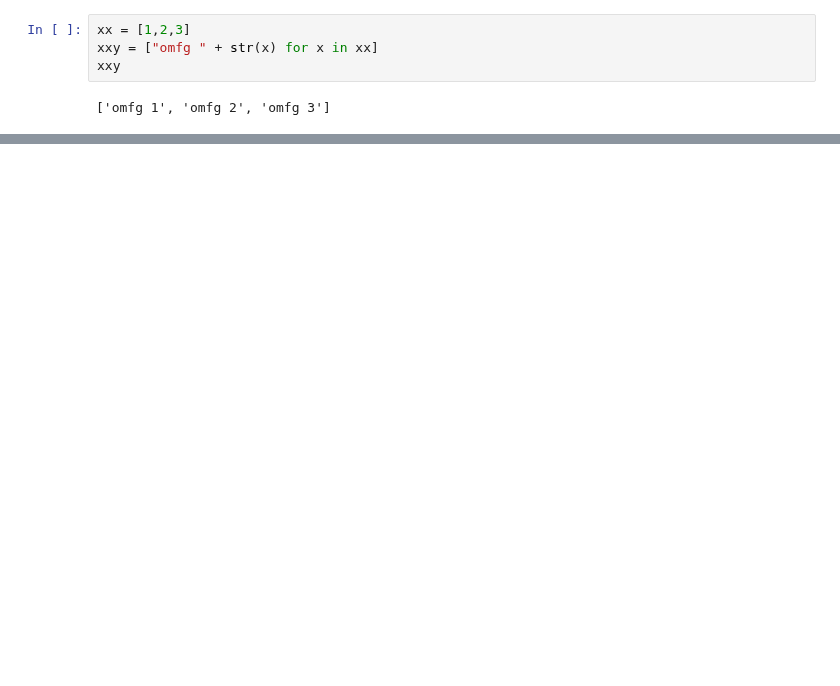
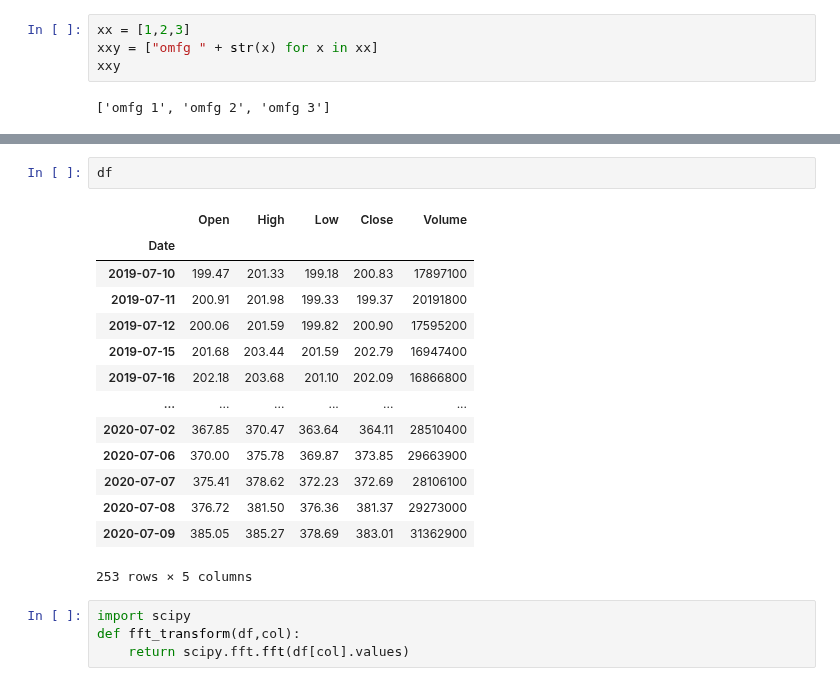
Before and after one commit to allen-chiang/Time-Series-Transformer, a Jupyter notebook: stock_query/Test.ipynb, the cells around one changed output, grey strips where cells are left out. Cells and saved outputs as stored; diff of their text form; blank space fills up the shorter version.

Commit message:
transformer update

```diff
--- a/stock_query/Test.ipynb
+++ b/stock_query/Test.ipynb
@@ -153,0 +207,21 @@ xxy
+# %%
+df
+# %% [output]
+|  | Open | High | Low | Close | Volume |
+| Date |  |  |  |  |  |
+| 2019-07-10 | 199.47 | 201.33 | 199.18 | 200.83 | 17897100 |
+| 2019-07-11 | 200.91 | 201.98 | 199.33 | 199.37 | 20191800 |
+| 2019-07-12 | 200.06 | 201.59 | 199.82 | 200.90 | 17595200 |
+| 2019-07-15 | 201.68 | 203.44 | 201.59 | 202.79 | 16947400 |
+| 2019-07-16 | 202.18 | 203.68 | 201.10 | 202.09 | 16866800 |
+| ... | ... | ... | ... | ... | ... |
+| 2020-07-02 | 367.85 | 370.47 | 363.64 | 364.11 | 28510400 |
+| 2020-07-06 | 370.00 | 375.78 | 369.87 | 373.85 | 29663900 |
+| 2020-07-07 | 375.41 | 378.62 | 372.23 | 372.69 | 28106100 |
+| 2020-07-08 | 376.72 | 381.50 | 376.36 | 381.37 | 29273000 |
+| 2020-07-09 | 385.05 | 385.27 | 378.69 | 383.01 | 31362900 |
+253 rows × 5 columns
+# %%
+import scipy
+def fft_transform(df,col):
+    return scipy.fft.fft(df[col].values)
```
Also changed, not shown: parts of 12 cells of this notebook, 1 other file.
